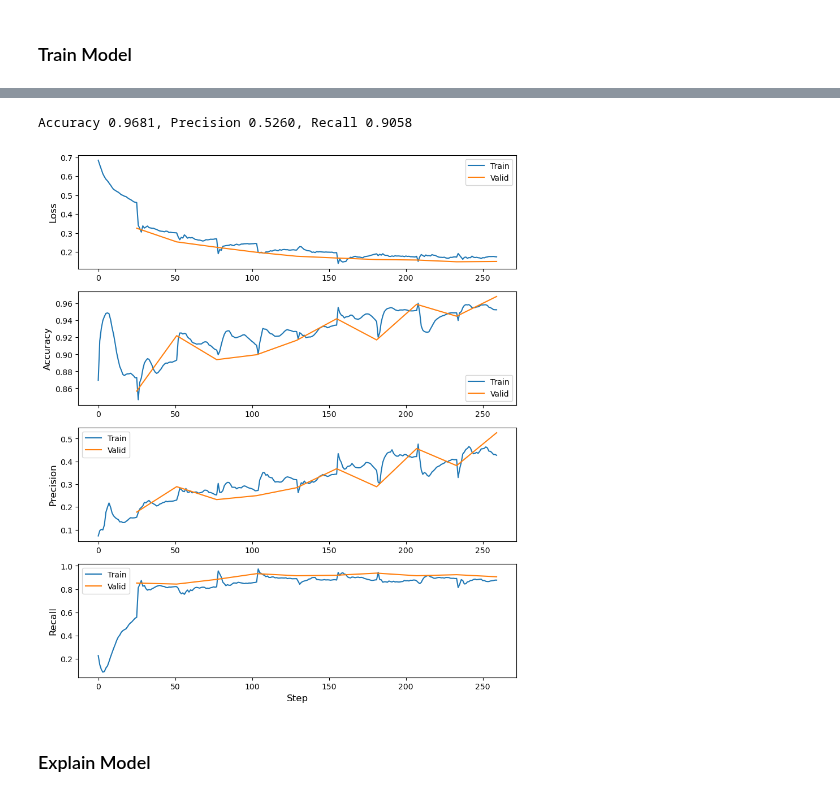
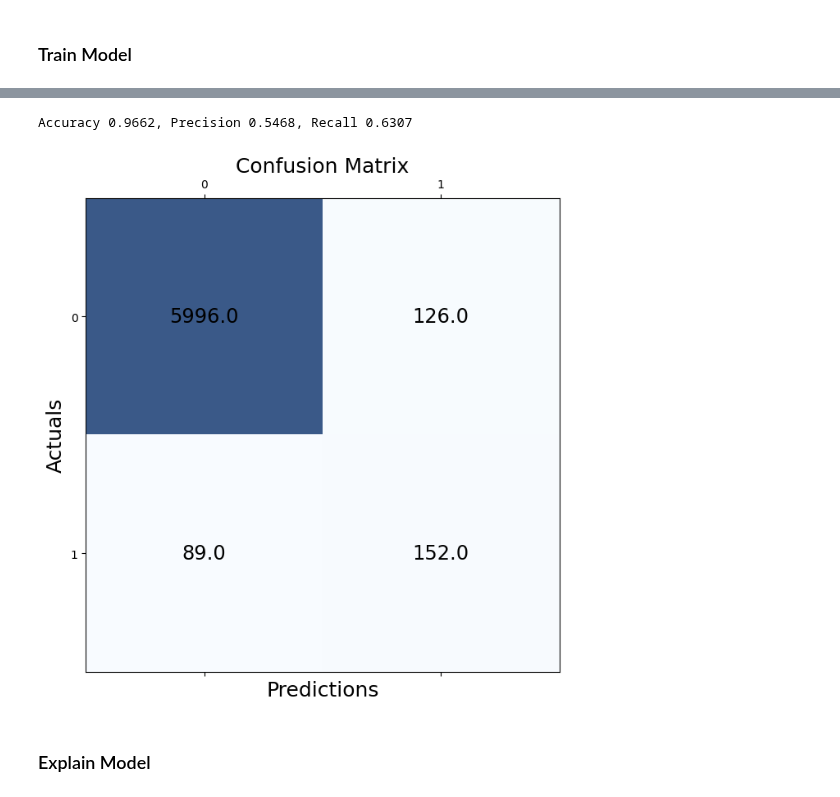
Before and after one commit to tigergraph/graph-ml-notebooks, a Jupyter notebook: applications/fraud_detection/fraud_detection.ipynb, the cells around one changed output, grey strips where cells are left out. Cells and saved outputs as stored; diff of their text form; code cells hidden in the pictures.

```diff
--- a/applications/fraud_detection/fraud_detection.ipynb
+++ b/applications/fraud_detection/fraud_detection.ipynb
@@ -416,7 +406,7 @@ hp = {
 # %% [markdown]
 Neighbor loaders for training and validation.
 # %%
-train_loader = conn.gds.neighborLoader(
+train_loader, valid_loader = conn.gds.neighborLoader(
     v_in_feats=["in_degree","out_degree","send_amount","send_min","recv_amount","recv_min","pagerank","betweenness"],
     v_out_labels=["is_fraud"],
     v_extra_feats=["is_training", "is_validation"],
@@ -424,23 +414,10 @@ train_loader = conn.gds.neighborLoader(
     batch_size=hp["batch_size"],
     num_neighbors=hp["num_neighbors"],
     num_hops=hp["num_hops"],
-    filter_by = "is_training",
+    filter_by = ["is_training", "is_validation"],
     shuffle=True,
     timeout=600000
 )
-# %%
-valid_loader = conn.gds.neighborLoader(
-    v_in_feats=["in_degree","out_degree","send_amount","send_min","recv_amount","recv_min","pagerank","betweenness"],
-    v_out_labels=["is_fraud"],
-    v_extra_feats=["is_training", "is_validation"],
-    output_format="PyG",
-    batch_size=hp["batch_size"],
-    num_neighbors=hp["num_neighbors"],
-    num_hops=hp["num_hops"],
-    filter_by = "is_validation",
-    shuffle=False,
-    timeout=600000
-)
 # %% [markdown]
 ### Create Graph Attention Network
 # %%
@@ -570,0 +436,2 @@ Epoch 0/10 |          | [00:00,?epoch/s]
+# %%
+final_metrics = gs.trainer.get_eval_metrics()
@@ -571,32 +448,25 @@ Epoch 0/10 |          | [00:00,?epoch/s]
 # %%
 # Print the final performance metric for the GNN model
 print("Accuracy {:.4f}, Precision {:.4f}, Recall {:.4f}".format(
-    metrics["acc_gnn_val"][-1], metrics["prec_gnn_val"][-1], metrics["rec_gnn_val"][-1]))
+    final_metrics["accuracy"], final_metrics["precision"], final_metrics["recall"]))
 # %% [output]
-Accuracy 0.9681, Precision 0.5260, Recall 0.9058
+Accuracy 0.9662, Precision 0.5468, Recall 0.6307
 # %%
-fix,ax = plt.subplots(4,1, figsize=(10,12))
-step = int(len(metrics["loss_gnn_train"])/len(metrics["loss_gnn_val"]))
-x = range(step-1, len(metrics["loss_gnn_train"]), step)
-ax[0].plot(metrics["loss_gnn_train"], label="Train");
-ax[0].plot(x, metrics["loss_gnn_val"], label="Valid");
-ax[0].set_ylabel("Loss", fontsize=12)
-ax[0].legend()
-ax[1].plot(metrics["acc_gnn_train"], label="Train");
-ax[1].plot(x, metrics["acc_gnn_val"], label="Valid");
-ax[1].set_ylabel("Accuracy", fontsize=12)
-ax[1].legend()
-ax[2].plot(metrics["prec_gnn_train"], label="Train");
-ax[2].plot(x, metrics["prec_gnn_val"], label="Valid");
-ax[2].set_ylabel("Precision", fontsize=12);
-ax[2].legend()
-ax[3].plot(metrics["rec_gnn_train"], label="Train");
-ax[3].plot(x, metrics["rec_gnn_val"], label="Valid");
-ax[3].legend()
-ax[3].set_ylabel("Recall", fontsize=12);
-ax[3].set_xlabel("Step", fontsize=12);
+import matplotlib.pyplot as plt
+
+fig, ax = plt.subplots(figsize=(7.5, 7.5))
+ax.matshow(final_metrics["confusion_matrix"], cmap=plt.cm.Blues, alpha=0.8)
+
+for i in range(final_metrics["confusion_matrix"].shape[0]):
+    for j in range(final_metrics["confusion_matrix"].shape[1]):
+        ax.text(x=j, y=i,s=final_metrics["confusion_matrix"].values[i, j], va='center', ha='center', size='xx-large')
+
+plt.xlabel('Predictions', fontsize=18)
+plt.ylabel('Actuals', fontsize=18)
+plt.title('Confusion Matrix', fontsize=18)
+plt.show()
 # %% [output]
-[figure, old version]
+[figure, new version]
 # %% [markdown]
 ### Explain Model
 # %% [markdown]
```
Also changed, not shown: parts of 25 cells of this notebook.
